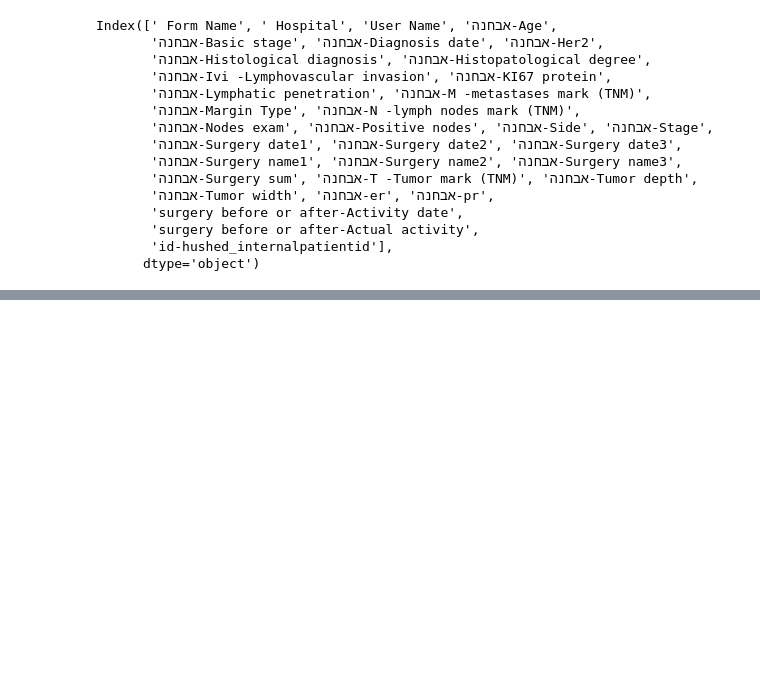
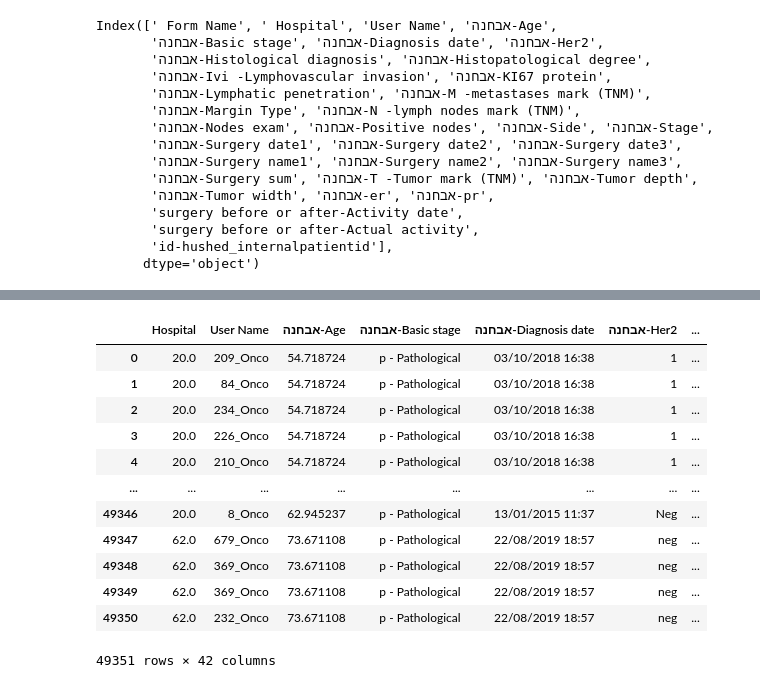
Before and after one commit to alonBenTzion/IML.hakaton, a Jupyter notebook: Data and Supplementary Material-20220601/Mission 2 - Breast Cancer/test.ipynb, the cells around one changed output, grey strips where cells are left out. Drawn from its saved outputs; the diff is of its cells as text; code cells hidden in the pictures; blank space fills up the shorter version.

```diff
--- a/Data and Supplementary Material-20220601/Mission 2 - Breast Cancer/test.ipynb
+++ b/Data and Supplementary Material-20220601/Mission 2 - Breast Cancer/test.ipynb
@@ -88,0 +77,16 @@ clean_8_get_uniques()
+# %%
+pd.get_dummies(data, columns=[' Form Name', ])
+# %% [output]
+|  | Hospital | User Name | אבחנה-Age | אבחנה-Basic stage | אבחנה-Diagnosis date | אבחנה-Her2 | ... |
+| 0 | 20.0 | 209_Onco | 54.718724 | p - Pathological | 03/10/2018 16:38 | 1 | ... |
+| 1 | 20.0 | 84_Onco | 54.718724 | p - Pathological | 03/10/2018 16:38 | 1 | ... |
+| 2 | 20.0 | 234_Onco | 54.718724 | p - Pathological | 03/10/2018 16:38 | 1 | ... |
+| 3 | 20.0 | 226_Onco | 54.718724 | p - Pathological | 03/10/2018 16:38 | 1 | ... |
+| 4 | 20.0 | 210_Onco | 54.718724 | p - Pathological | 03/10/2018 16:38 | 1 | ... |
+| ... | ... | ... | ... | ... | ... | ... | ... |
+| 49346 | 20.0 | 8_Onco | 62.945237 | p - Pathological | 13/01/2015 11:37 | Neg | ... |
+| 49347 | 62.0 | 679_Onco | 73.671108 | p - Pathological | 22/08/2019 18:57 | neg | ... |
+| 49348 | 62.0 | 369_Onco | 73.671108 | p - Pathological | 22/08/2019 18:57 | neg | ... |
+| 49349 | 62.0 | 369_Onco | 73.671108 | p - Pathological | 22/08/2019 18:57 | neg | ... |
+| 49350 | 62.0 | 232_Onco | 73.671108 | p - Pathological | 22/08/2019 18:57 | neg | ... |
+49351 rows × 42 columns
```
Also changed, not shown: parts of 6 cells of this notebook.
